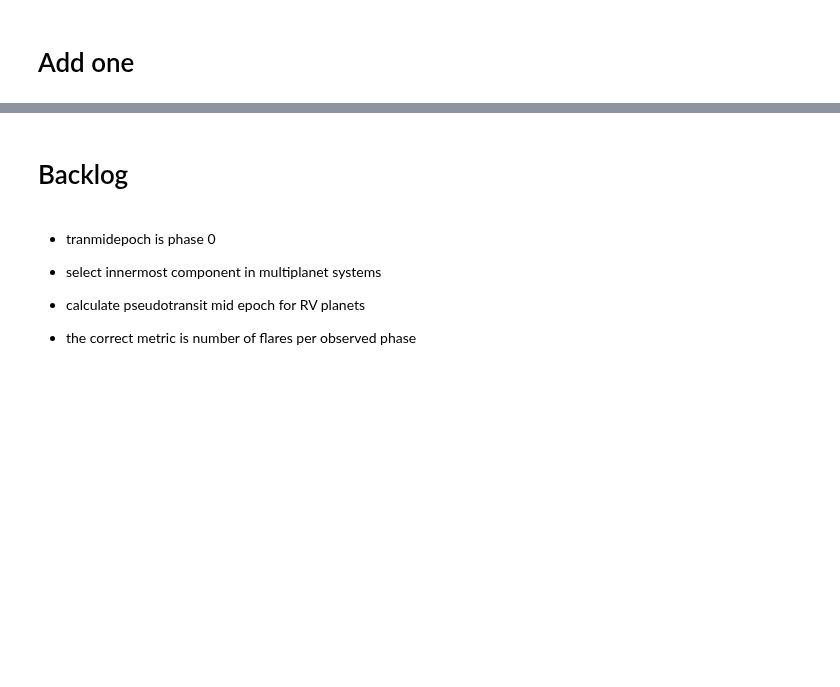
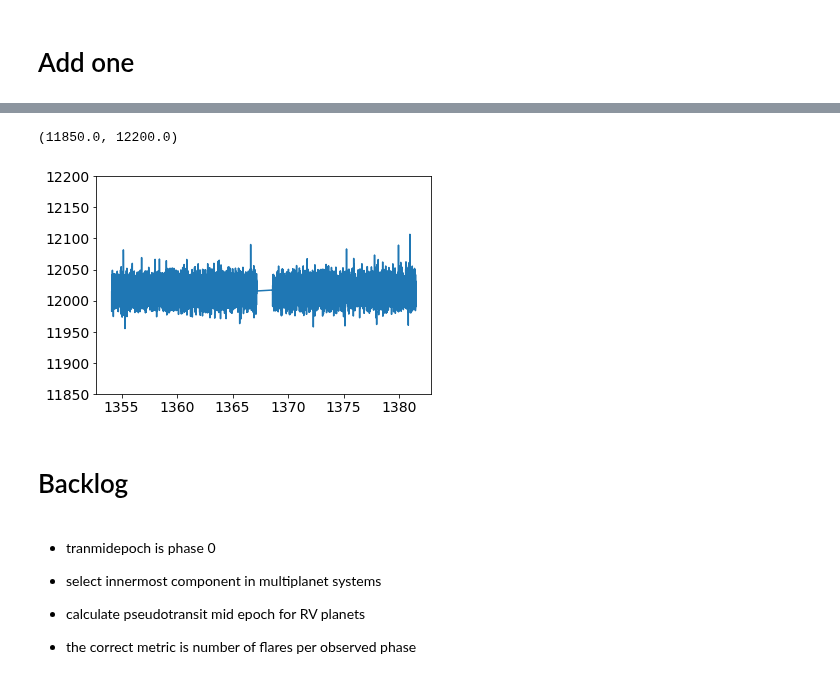
Before and after one commit to ekaterinailin/flaring-spi, a Jupyter notebook: notebooks/Results_observedtimes.ipynb, the cells around one changed output, grey strips where cells are left out. Drawn from its saved outputs; the diff is of its cells as text; code cells hidden in the pictures; blank space fills up the shorter version.

```diff
--- a/notebooks/Results_observedtimes.ipynb
+++ b/notebooks/Results_observedtimes.ipynb
@@ -308,0 +362,8 @@ See the caveats in the documentation: https://pandas.pydata.org/pandas-docs/stab
+# %%
+
+plt.plot(timearr, notransit_flux)
+# plt.plot(timearr, flux)
+plt.ylim(1.185e4,1.22e4)
+# %% [output]
+(11850.0, 12200.0)
+[figure, added]
```
Also changed, not shown: parts of 15 cells of this notebook, 7 other files.
